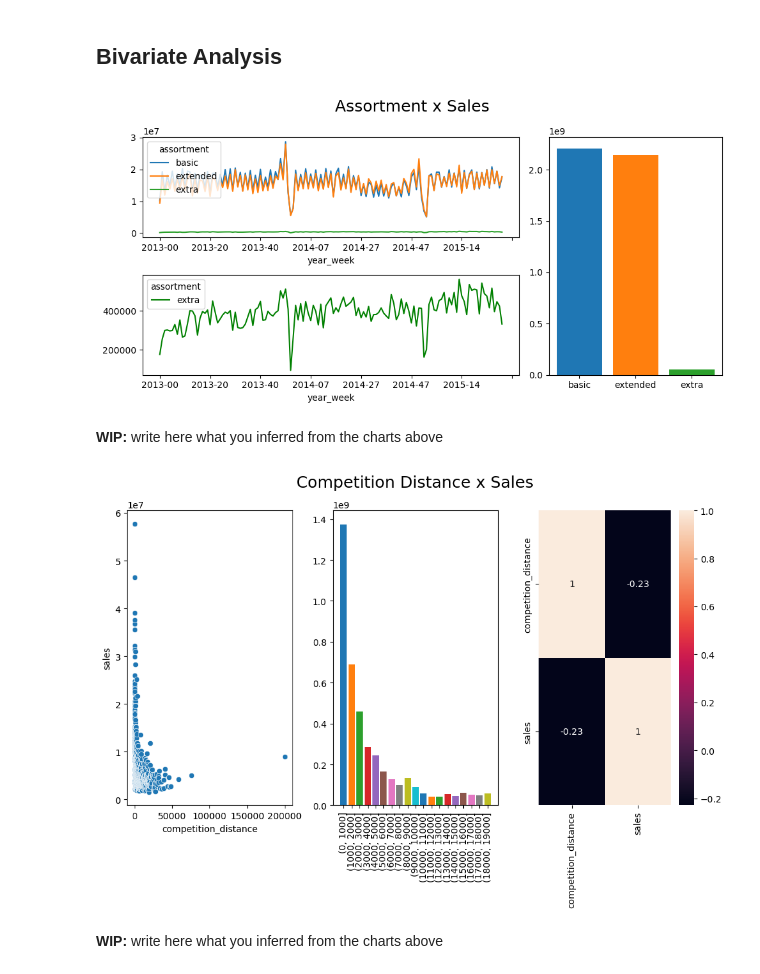
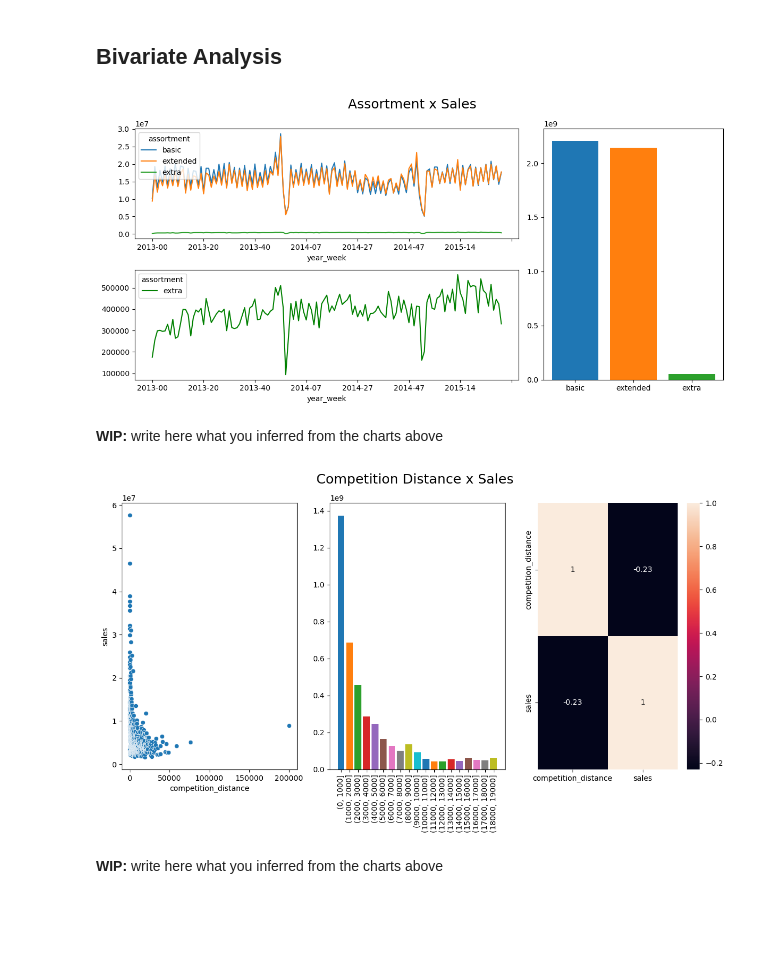
Before and after one commit to duancleypaul/repos, a Jupyter notebook: Rossmann Store Sales/rossmann-store-sales.ipynb, the cells around one changed output. Drawn from its saved outputs; the diff is of its cells as text; code cells hidden in the pictures; blank space fills up the shorter version.

Commit message:
chore: [EDA] minor adjustments in plot sizes

```diff
--- a/Rossmann Store Sales/rossmann-store-sales.ipynb
+++ b/Rossmann Store Sales/rossmann-store-sales.ipynb
@@ -432,7 +432,7 @@ plt.tight_layout()
 grid = GridSpec(2, 3)
 
 # assortment x sales
-plt.figure(figsize=(10,5))
+plt.figure(figsize=(12,6))
 aux = df_train_with_sales[['assortment', 'sales']].groupby('assortment').sum().reset_index()
 
 aux1 = df_train_with_sales[['year_week', 'assortment', 'sales']].groupby(['year_week','assortment']).sum().reset_index()
@@ -457,41 +457,41 @@ plt.bar(
 plt.tight_layout()
 plt.show();
 # %% [output]
-[figure, old version]
+[figure, new version]
 # %% [markdown]
 **WIP:** write here what you inferred from the charts above
 # %%
 # competition distance x sales
 aux = df_train_with_sales[['competition_distance', 'sales']].groupby('competition_distance').sum().reset_index()
 
 grid = GridSpec(1, 3)
 
-plt.figure(figsize=(10,7))
+plt.figure(figsize=(12,7))
 plt.suptitle("Competition Distance x Sales", fontsize=18)
 plt.subplot(grid[0,0])
 sns.scatterplot(x ='competition_distance', y='sales', data=aux);
 
 plt.subplot(grid[0,1])
 bins = list(np.arange(0, 20000, 1000))
 aux['competition_distance_binned'] = pd.cut(aux['competition_distance'], bins=bins)
 aux2 = aux[['competition_distance_binned', 'sales']].groupby('competition_distance_binned', observed=True).sum().reset_index()
 aux2['competition_distance_binned'] = aux2['competition_distance_binned'].astype(str)
 plt.bar(
     data   = aux2,
     x      = 'competition_distance_binned',
     height = 'sales',
     color  = sns.color_palette("tab10", n_colors=aux2['competition_distance_binned'].nunique())
 );
 plt.xticks(rotation=90);
 
 plt.subplot(grid[0,2])
 aux = df_train_with_sales[['competition_distance', 'sales']].groupby('competition_distance').sum().reset_index()
 x = sns.heatmap(aux.corr(method='pearson'), annot=True);
 
 plt.tight_layout()
 plt.show();
 # %% [output]
-[figure, old version]
+[figure, new version]
 # %% [markdown]
 **WIP:** write here what you inferred from the charts above
 # %%
```
Also changed, not shown: parts of 8 cells of this notebook.
